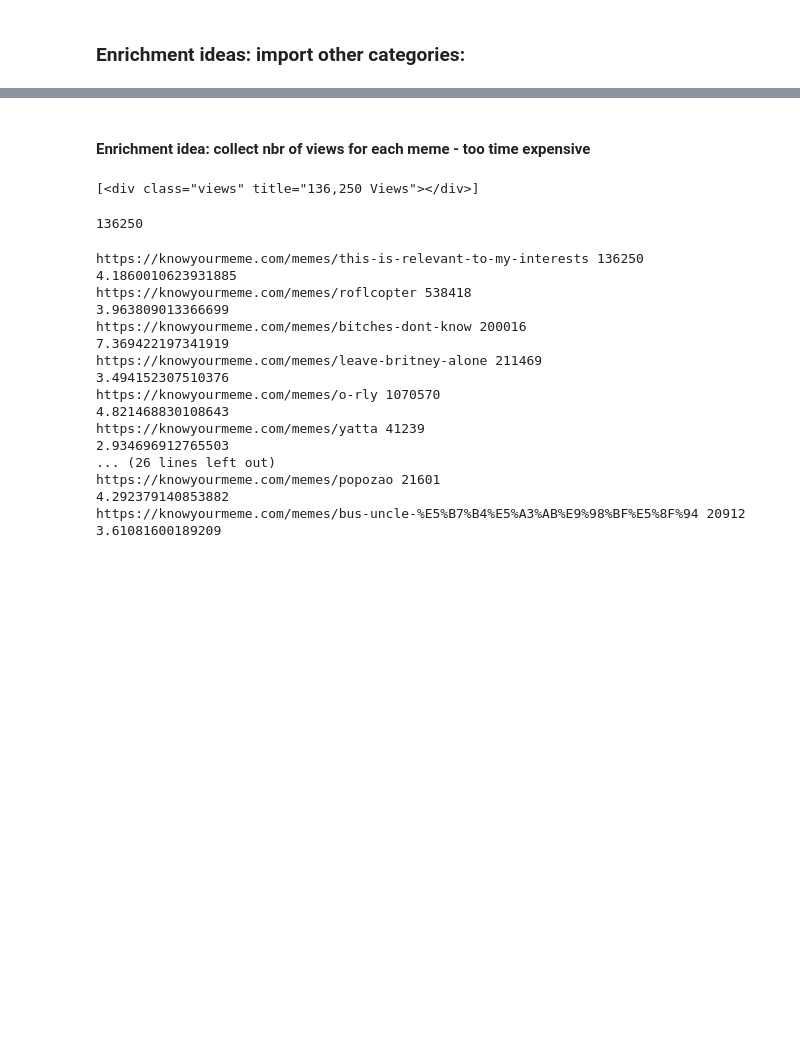
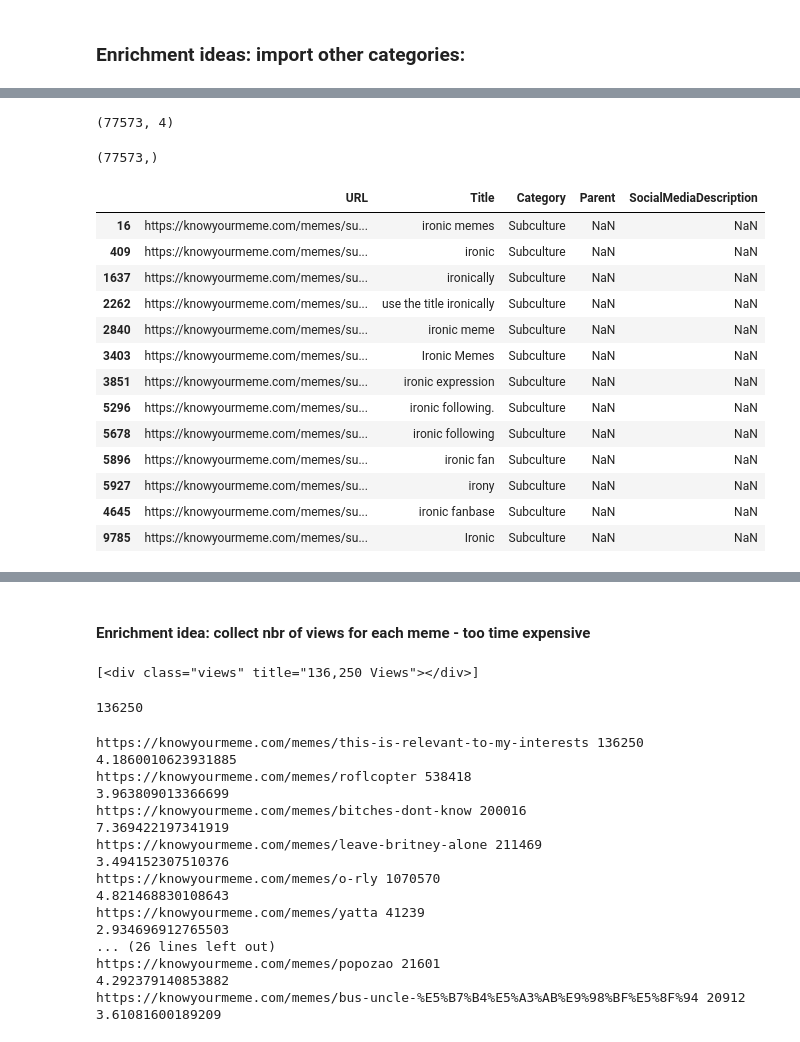
Before and after one commit to MReintop/DataEngProject_Team2, a Jupyter notebook: enrichment_ideas.ipynb, the cells around one changed output, grey strips where cells are left out. Cells and saved outputs as stored; diff of their text form; code cells hidden in the pictures; blank space fills up the shorter version.

```diff
--- a/enrichment_ideas.ipynb
+++ b/enrichment_ideas.ipynb
@@ -116,0 +240,4 @@ df.shape
+# %%
+df1.shape
+# %% [output]
+(77573, 4)
@@ -116,0 +247,21 @@ df.shape
+# %%
+keys.shape
+# %% [output]
+(77573,)
+# %%
+df[df["URL"]=="https://knowyourmeme.com/memes/subcultures/ironic-memes"]
+# %% [output]
+|  | URL | Title | Category | Parent | SocialMediaDescription |
+| 16 | https://knowyourmeme.com/memes/su... | ironic memes | Subculture | NaN | NaN |
+| 409 | https://knowyourmeme.com/memes/su... | ironic | Subculture | NaN | NaN |
+| 1637 | https://knowyourmeme.com/memes/su... | ironically | Subculture | NaN | NaN |
+| 2262 | https://knowyourmeme.com/memes/su... | use the title ironically | Subculture | NaN | NaN |
+| 2840 | https://knowyourmeme.com/memes/su... | ironic meme | Subculture | NaN | NaN |
+| 3403 | https://knowyourmeme.com/memes/su... | Ironic Memes | Subculture | NaN | NaN |
+| 3851 | https://knowyourmeme.com/memes/su... | ironic expression | Subculture | NaN | NaN |
+| 5296 | https://knowyourmeme.com/memes/su... | ironic following. | Subculture | NaN | NaN |
+| 5678 | https://knowyourmeme.com/memes/su... | ironic following | Subculture | NaN | NaN |
+| 5896 | https://knowyourmeme.com/memes/su... | ironic fan | Subculture | NaN | NaN |
+| 5927 | https://knowyourmeme.com/memes/su... | irony | Subculture | NaN | NaN |
+| 4645 | https://knowyourmeme.com/memes/su... | ironic fanbase | Subculture | NaN | NaN |
+| 9785 | https://knowyourmeme.com/memes/su... | Ironic | Subculture | NaN | NaN |
```
Also changed, not shown: parts of 60 cells of this notebook, 4 other files.
